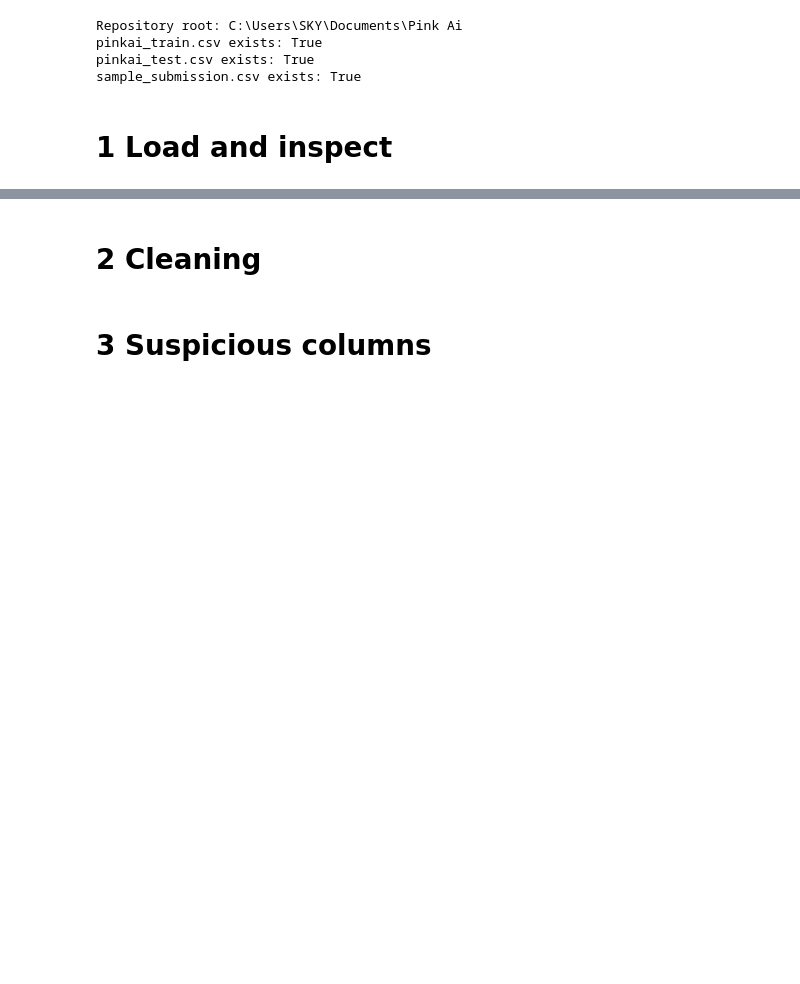
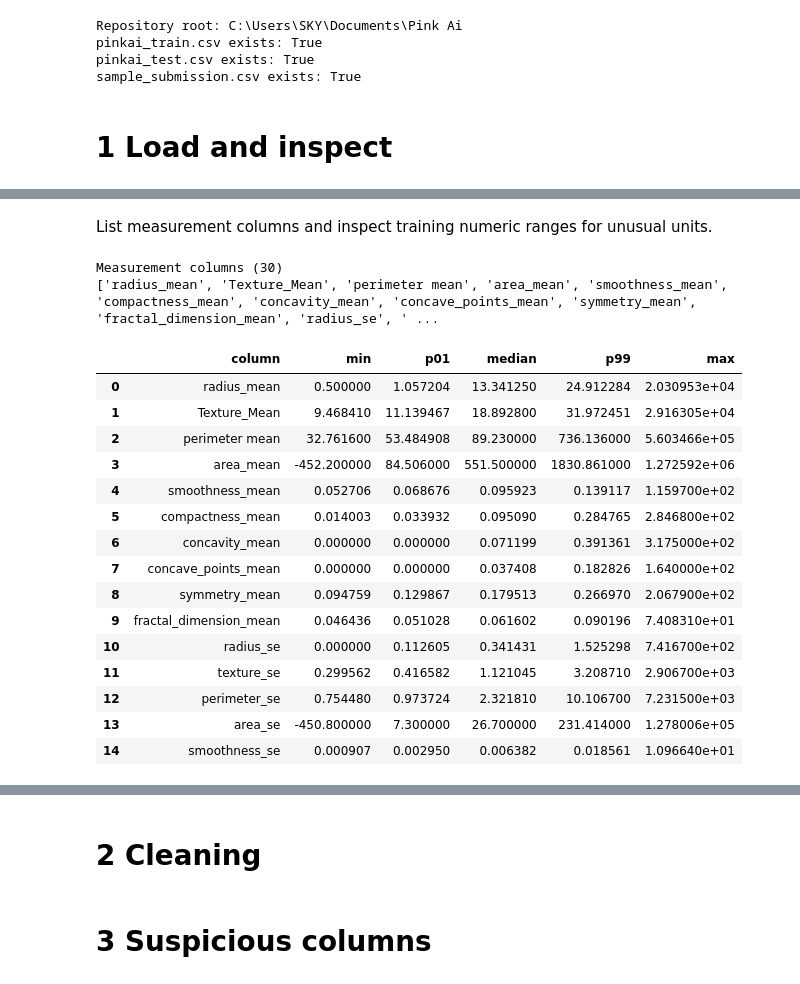
Before and after one commit to JHT127/pink-ai-hackathon, a Jupyter notebook: notebooks/main.ipynb, the cells around one changed output, grey strips where cells are left out. Cells and saved outputs as stored; diff of their text form; code cells hidden in the pictures; blank space fills up the shorter version.

Commit message:
Stage 2: loader, inspection report, what we saw

```diff
--- a/notebooks/main.ipynb
+++ b/notebooks/main.ipynb
@@ -23,0 +26,22 @@ sample_submission.csv exists: True
+# %%
+from IPython.display import display
+
+from src.load import load_test, load_train
+from src.inspect_data import (
+    category_values,
+    comma_decimal_count,
+    date_samples,
+    empty_cell_counts,
+    id_report,
+    label_counts,
+    measurement_columns,
+    non_numeric_cells,
+    numeric_ranges,
+    odd_column_names,
+    shape_summary,
+)
+
+train = load_train()
+test = load_test()
+measurement_cols = measurement_columns(train)["column"].tolist()
+print(f"Loaded train: {train.shape}; test: {test.shape}; measurement columns: {len(measurement_cols)}")
@@ -23,0 +334,25 @@ sample_submission.csv exists: True
+# %% [markdown]
+List measurement columns and inspect training numeric ranges for unusual units.
+# %%
+print(f"Measurement columns ({len(measurement_cols)})")
+print(measurement_cols)
+display(numeric_ranges(train, measurement_cols).head(15))
+# %% [output]
+Measurement columns (30)
+['radius_mean', 'Texture_Mean', 'perimeter mean', 'area_mean', 'smoothness_mean', 'compactness_mean', 'concavity_mean', 'concave_points_mean', 'symmetry_mean', 'fractal_dimension_mean', 'radius_se', ' ...
+|  | column | min | p01 | median | p99 | max |
+| 0 | radius_mean | 0.500000 | 1.057204 | 13.341250 | 24.912284 | 2.030953e+04 |
+| 1 | Texture_Mean | 9.468410 | 11.139467 | 18.892800 | 31.972451 | 2.916305e+04 |
+| 2 | perimeter mean | 32.761600 | 53.484908 | 89.230000 | 736.136000 | 5.603466e+05 |
+| 3 | area_mean | -452.200000 | 84.506000 | 551.500000 | 1830.861000 | 1.272592e+06 |
+| 4 | smoothness_mean | 0.052706 | 0.068676 | 0.095923 | 0.139117 | 1.159700e+02 |
+| 5 | compactness_mean | 0.014003 | 0.033932 | 0.095090 | 0.284765 | 2.846800e+02 |
+| 6 | concavity_mean | 0.000000 | 0.000000 | 0.071199 | 0.391361 | 3.175000e+02 |
+| 7 | concave_points_mean | 0.000000 | 0.000000 | 0.037408 | 0.182826 | 1.640000e+02 |
+| 8 | symmetry_mean | 0.094759 | 0.129867 | 0.179513 | 0.266970 | 2.067900e+02 |
+| 9 | fractal_dimension_mean | 0.046436 | 0.051028 | 0.061602 | 0.090196 | 7.408310e+01 |
+| 10 | radius_se | 0.000000 | 0.112605 | 0.341431 | 1.525298 | 7.416700e+02 |
+| 11 | texture_se | 0.299562 | 0.416582 | 1.121045 | 3.208710 | 2.906700e+03 |
+| 12 | perimeter_se | 0.754480 | 0.973724 | 2.321810 | 10.106700 | 7.231500e+03 |
+| 13 | area_se | -450.800000 | 7.300000 | 26.700000 | 231.414000 | 1.278006e+05 |
+| 14 | smoothness_se | 0.000907 | 0.002950 | 0.006382 | 0.018561 | 1.096640e+01 |
```
Also changed, not shown: parts of 21 cells of this notebook, 3 other files.
